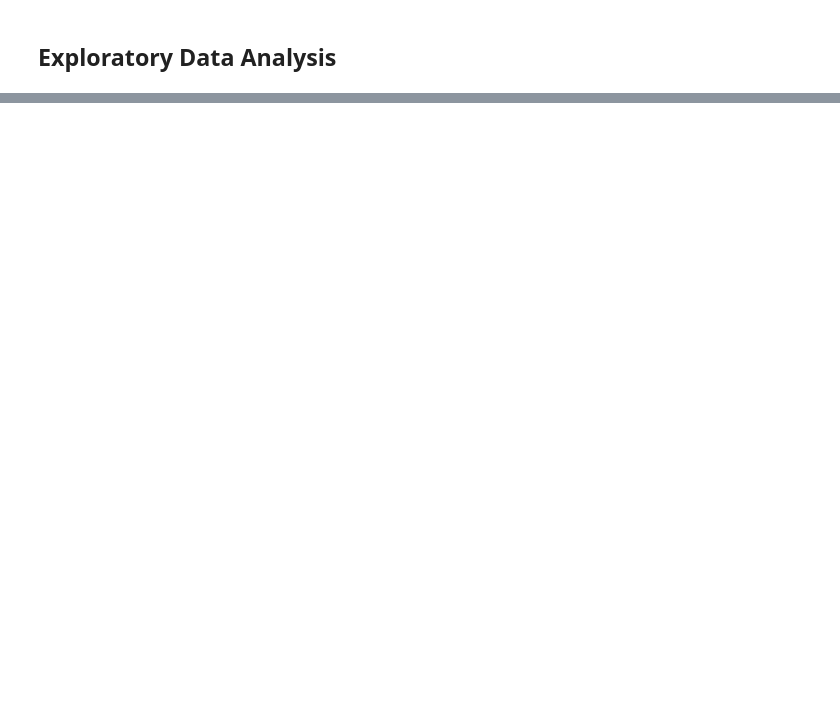
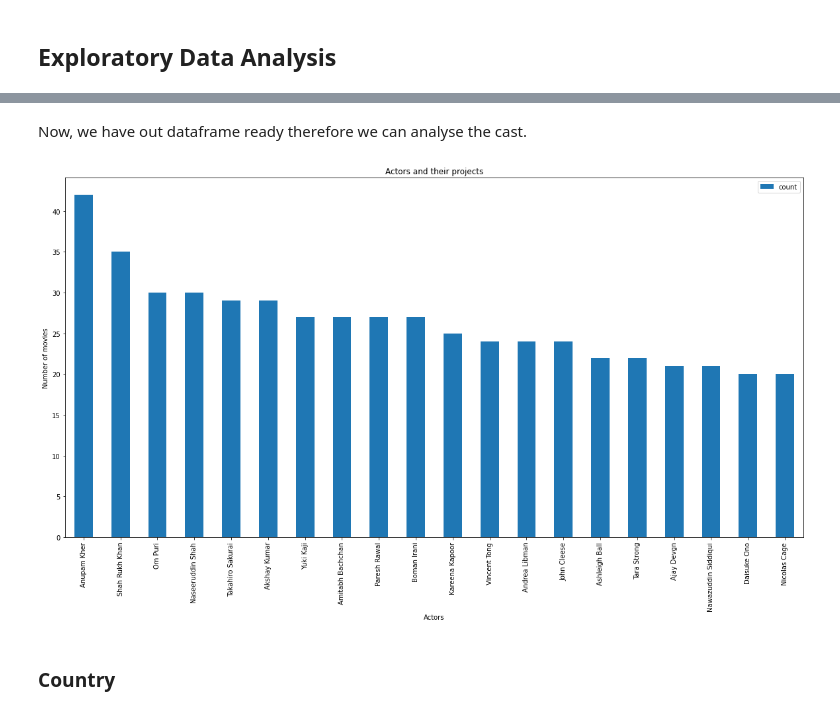
Before and after one commit to jatinsharma16/Capstone-Project-Unsupervised, a Jupyter notebook: Netflix_movie_and_TV_show_clustering.ipynb, the cells around one changed output, grey strips where cells are left out. Cells and saved outputs as stored; diff of their text form; code cells hidden in the pictures; blank space fills up the shorter version.

```diff
--- a/Netflix_movie_and_TV_show_clustering.ipynb
+++ b/Netflix_movie_and_TV_show_clustering.ipynb
@@ -159,0 +225,2 @@ dtype: int64
+# %%
+df['cast'] = df['cast'].fillna('')
@@ -159,0 +242,17 @@ dtype: int64
+# %%
+# Making a dictionary for actors to analyse their performance
+cast_count = {}
+cast_final_list = []
+cast_list = []
+for item in df['cast']:
+  cast_list.append(item.split(', '))
+# cast_list
+for item in range(len(cast_list)):
+  cast_final_list.extend(cast_list[item])
+# cast_final_list
+for item in cast_final_list:
+  if item not in cast_count:
+    cast_count[item] = cast_final_list.count(item)
+# cast_count
+# %%
+cast_df = pd.DataFrame.from_dict(cast_count, orient = 'index', columns = ['count']).sort_values('count', ascending= False)
@@ -159,0 +268,2 @@ dtype: int64
+# %%
+cast_df.drop(index='', axis=0, inplace=True)
@@ -159,0 +279,13 @@ dtype: int64
+# %% [markdown]
+Now, we have out dataframe ready therefore we can analyse the cast.
+# %%
+plt.rcParams["figure.figsize"] = (20, 10)
+cast_df.head(20).plot(kind='bar')
+plt.xlabel('Actors')
+plt.ylabel('Number of movies')
+plt.title('Actors and their projects')
+plt.show()
+# %% [output]
+[figure, added]
+# %% [markdown]
+### Country
```
Also changed, not shown: parts of 48 cells of this notebook.
